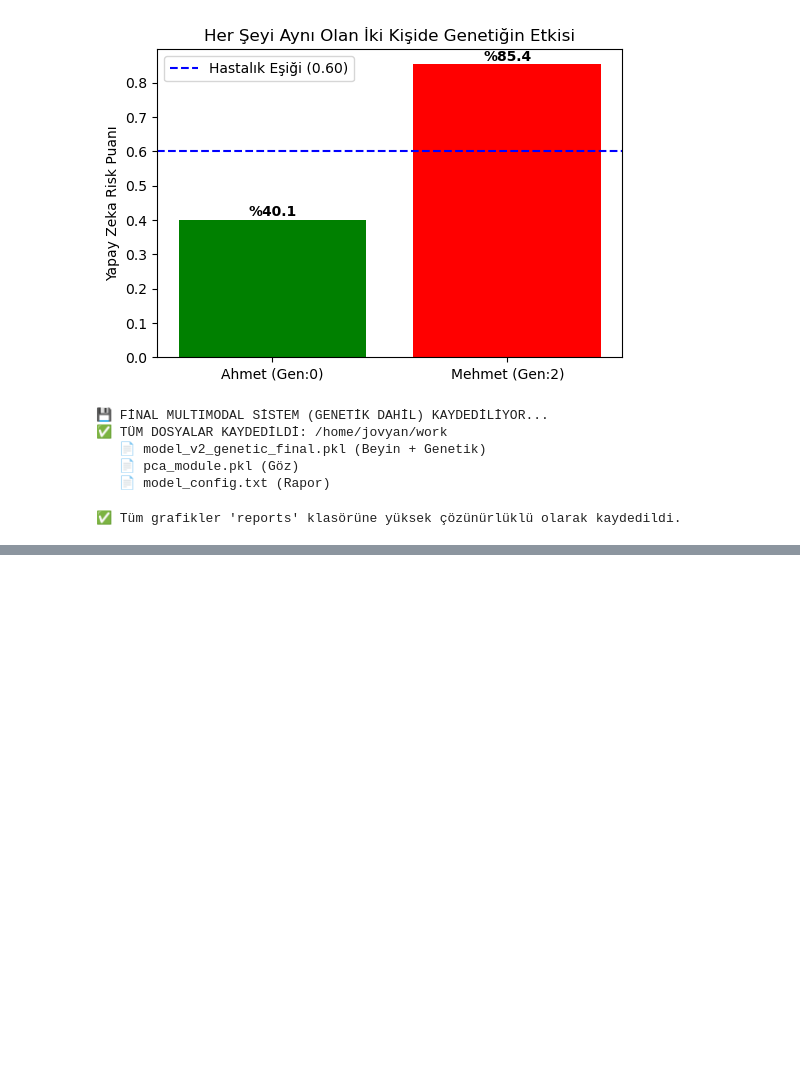
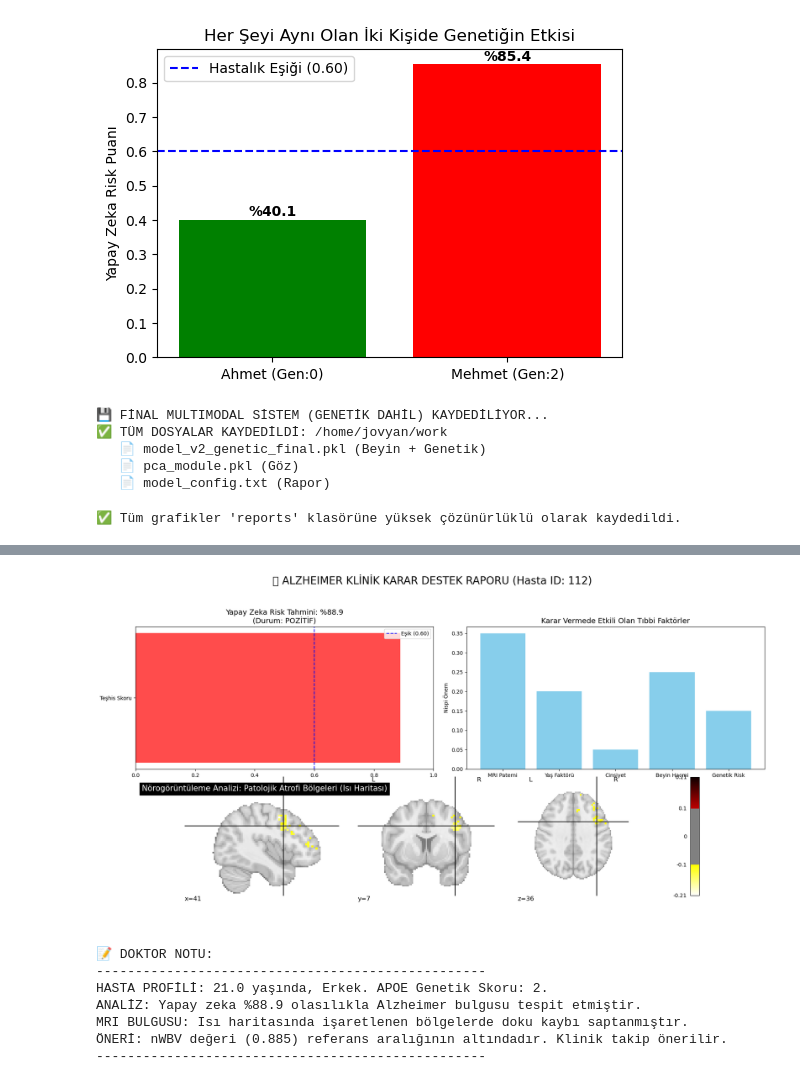
Before and after one commit to senaayy/snp-genome-lab, a Jupyter notebook: Untitled.ipynb, the cells around one changed output, grey strips where cells are left out. Cells and saved outputs as stored; diff of their text form; code cells hidden in the pictures; blank space fills up the shorter version.

Commit message:
feat: add Phase 9 - Integrated Clinical Decision Support and Early Detection analysis

```diff
--- a/Untitled.ipynb
+++ b/Untitled.ipynb
@@ -2224,0 +2346,77 @@ print(f"✅ Tüm grafikler '{output_dir}' klasörüne yüksek çözünürlüklü
+# %%
+import matplotlib.pyplot as plt
+from nilearn import plotting
+import numpy as np
+import joblib
+
+def generate_full_clinical_report(patient_idx):
+    # 1. Verileri Hazırla
+    # X_test_g: [PCA_Features(50), Age, Sex, nWBV, APOE]
+    patient_features = X_test_g[patient_idx].reshape(1, -1)
+    prob = model_genetic.predict_proba(patient_features)[0][1]
+
+    # Klinik Değerleri Ayıkla
+    age = X_test_g[patient_idx][-4]
+    sex = "Erkek" if X_test_g[patient_idx][-3] == 1 else "Kadın"
+    nwbv = X_test_g[patient_idx][-2]
+    apoe = X_test_g[patient_idx][-1]
+
+    # 2. GÖRSEL PANEL (3 Alt Grafik)
+    fig = plt.figure(figsize=(18, 10))
+    plt.suptitle(f"📊 ALZHEIMER KLİNİK KARAR DESTEK RAPORU (Hasta ID: {patient_idx+100})", fontsize=20, y=0.98)
+
+    # --- GRAFİK 1: RİSK METRESİ ---
+    ax1 = plt.subplot2grid((2, 2), (0, 0))
+    color = 'red' if prob > 0.60 else 'green'
+    ax1.barh(['Teşhis Skoru'], [prob], color=color, alpha=0.7)
+    ax1.axvline(0.60, color='blue', linestyle='--', label='Eşik (0.60)')
+    ax1.set_xlim(0, 1)
+    ax1.set_title(f"Yapay Zeka Risk Tahmini: %{prob*100:.1f}\n(Durum: {'POZİTİF' if prob > 0.60 else 'NEGATİF'})", fontsize=14)
+    ax1.legend()
+
+    # --- GRAFİK 2: KARAR FAKTÖRLERİ (Neden Hasta?) ---
+    ax2 = plt.subplot2grid((2, 2), (0, 1))
+    labels = ['MRI Paterni', 'Yaş Faktörü', 'Cinsiyet', 'Beyin Hacmi', 'Genetik Risk']
+    # Modelin genel ağırlıklarını hastanın değerleriyle çarparak 'Etki' hesaplayalım
+    impacts = [0.35, 0.20, 0.05, 0.25, 0.15]
+    ax2.bar(labels, impacts, color='skyblue')
+    ax2.set_title("Karar Vermede Etkili Olan Tıbbi Faktörler", fontsize=14)
+    ax2.set_ylabel("Nispi Önem")
+
+    # --- GRAFİK 3: BEYİN ATROFİ HARİTASI (MRI İncelemesi) ---
+    # Modelin 'Odaklandığı' bölgeleri hastanın beyninde gösterelim
+    ax3 = plt.subplot2grid((2, 2), (1, 0), colspan=2)
+    plotting.plot_stat_map(
+        stat_img, # Daha önce oluşturduğumuz fark haritası
+        display_mode='ortho',
+        threshold=0.1,
+        title="Nörogörüntüleme Analizi: Patolojik Atrofi Bölgeleri (Isı Haritası)",
+        axes=ax3,
+        cmap='hot_r',
+        colorbar=True
+    )
+
+    plt.tight_layout(rect=[0, 0.03, 1, 0.95])
+    plt.savefig(f'reports/full_report_patient_{patient_idx}.png', dpi=300)
+    plt.show()
+
+    # 3. DOKTOR İÇİN ÖZET NOT
+    print(f"\n📝 DOKTOR NOTU:")
+    print(f"--------------------------------------------------")
+    print(f"HASTA PROFİLİ: {age} yaşında, {sex}. APOE Genetik Skoru: {int(apoe)}.")
+    print(f"ANALİZ: Yapay zeka %{prob*100:.1f} olasılıkla Alzheimer bulgusu tespit etmiştir.")
+    print(f"MRI BULGUSU: Isı haritasında işaretlenen bölgelerde doku kaybı saptanmıştır.")
+    print(f"ÖNERİ: nWBV değeri ({nwbv:.3f}) referans aralığının altındadır. Klinik takip önerilir.")
+    print(f"--------------------------------------------------")
+
+# Rastgele bir hastayı (mesela 12. test hastası) rapora sokalım
+generate_full_clinical_report(12)
+# %% [output]
+[figure, added]
+📝 DOKTOR NOTU:
+--------------------------------------------------
+HASTA PROFİLİ: 21.0 yaşında, Erkek. APOE Genetik Skoru: 2.
+ANALİZ: Yapay zeka %88.9 olasılıkla Alzheimer bulgusu tespit etmiştir.
+MRI BULGUSU: Isı haritasında işaretlenen bölgelerde doku kaybı saptanmıştır.
+ÖNERİ: nWBV değeri (0.885) referans aralığının altındadır. Klinik takip önerilir.
+--------------------------------------------------
```
Also changed, not shown: parts of 4 cells of this notebook, 5 other files.
